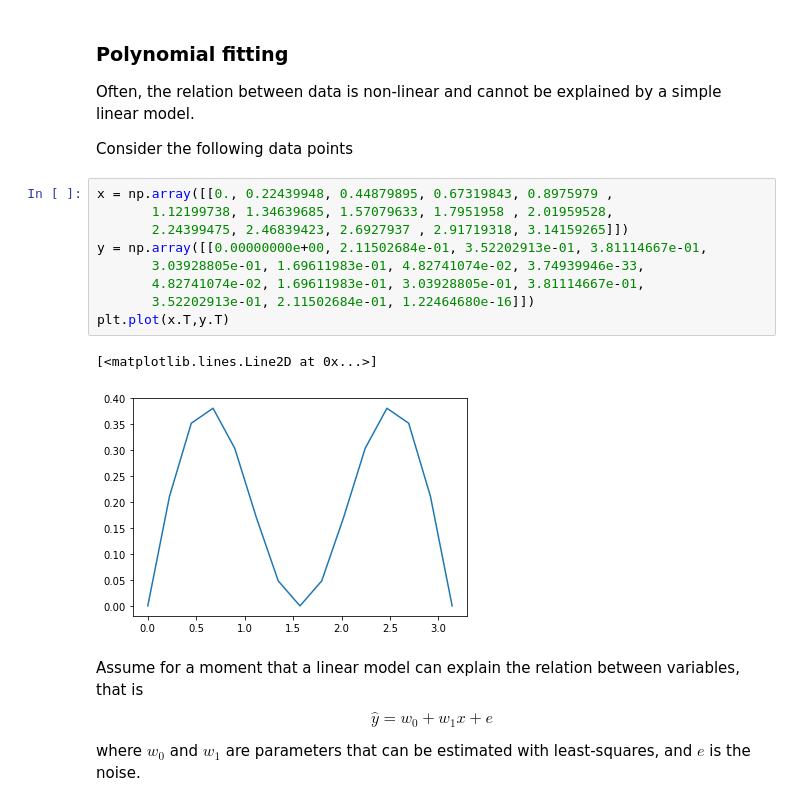
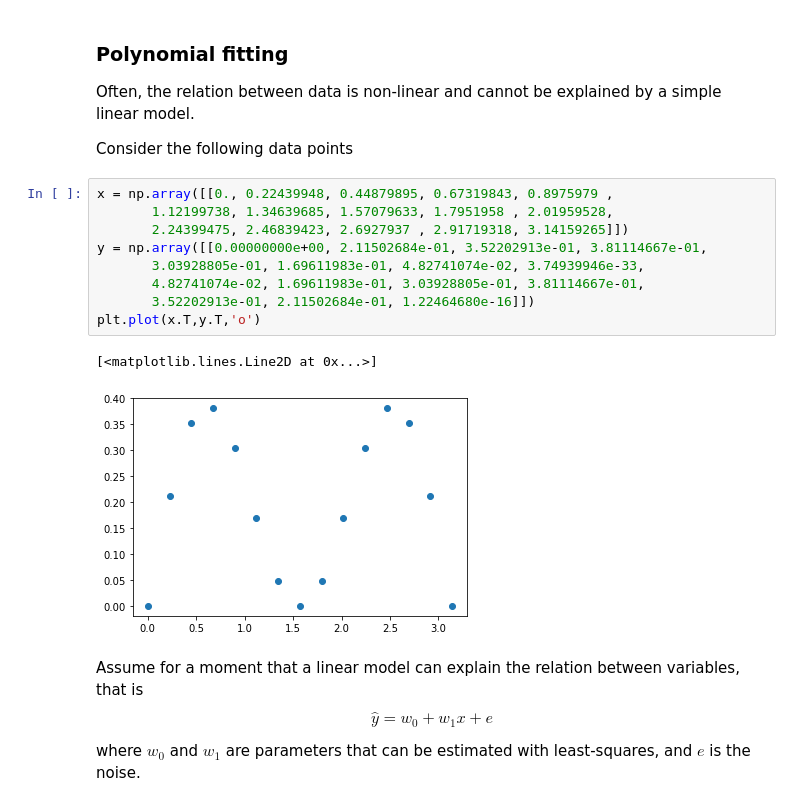
Before and after one commit to dguari1/BME3240_2021, a Jupyter notebook: polynomial fitting.ipynb, the cells around one changed output. Saved outputs shown, nothing was run; the diff lists cells and outputs as text.

```diff
--- a/polynomial fitting.ipynb
+++ b/polynomial fitting.ipynb
@@ -127,15 +127,15 @@ Consider the following data points
 # %%
 x = np.array([[0., 0.22439948, 0.44879895, 0.67319843, 0.8975979 ,
        1.12199738, 1.34639685, 1.57079633, 1.7951958 , 2.01959528,
        2.24399475, 2.46839423, 2.6927937 , 2.91719318, 3.14159265]])
 y = np.array([[0.00000000e+00, 2.11502684e-01, 3.52202913e-01, 3.81114667e-01,
        3.03928805e-01, 1.69611983e-01, 4.82741074e-02, 3.74939946e-33,
        4.82741074e-02, 1.69611983e-01, 3.03928805e-01, 3.81114667e-01,
        3.52202913e-01, 2.11502684e-01, 1.22464680e-16]])
-plt.plot(x.T,y.T)
+plt.plot(x.T,y.T,'o')
 # %% [output]
 [<matplotlib.lines.Line2D at 0x...>]
-[figure, old version]
+[figure, new version]
 # %% [markdown]
 Assume for a moment that a linear model can explain the relation between variables, that is
 $$
```
Also changed, not shown: parts of 3 cells of this notebook, 6 other files.
